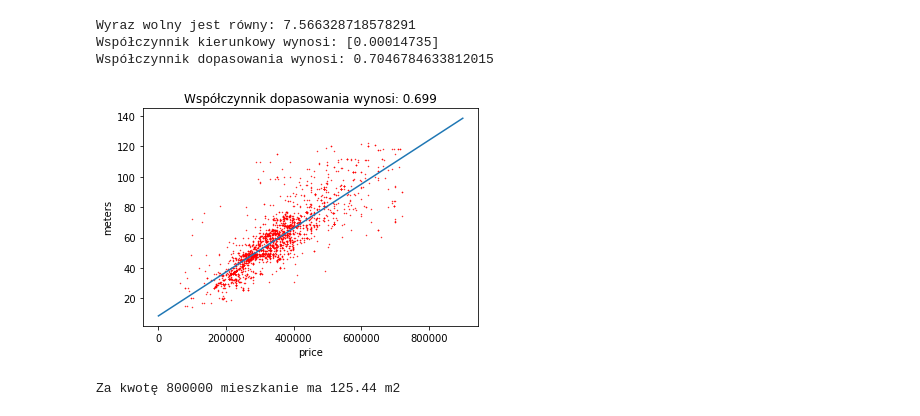
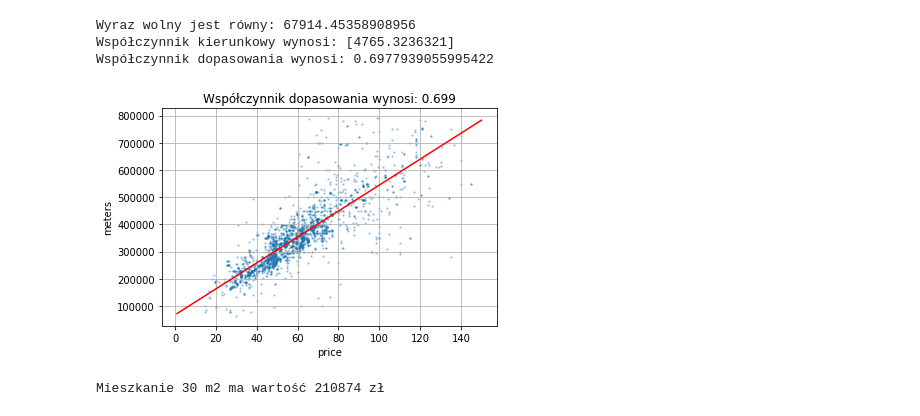
Before and after one commit to robertdigital/apartments_for_sale-analysis, a Jupyter notebook: linear_regression_test.ipynb, the cells around one changed output. Drawn from its saved outputs; the diff is of its cells as text; code cells hidden in the pictures.

Commit message:
New plot model

```diff
--- a/linear_regression_test.ipynb
+++ b/linear_regression_test.ipynb
@@ -18,8 +18,8 @@ df = df[df["price"] < q]
 # %%
 df.rooms = df.rooms.astype(int)
 # %%
-x_axis = np.array([df.price]).reshape(-1, 1)
-y_axis = np.array(df.meters.tolist())
+x_axis = np.array([df.meters]).reshape(-1, 1)
+y_axis = np.array(df.price.tolist())
 
 
 regresja = sl.LinearRegression()
@@ -33,20 +33,21 @@ print('Wyraz wolny jest równy: %s' % np.round(regresja.intercept_, 30))
 print('Współczynnik kierunkowy wynosi: %s' % np.round(regresja.coef_, 30))
 print('Współczynnik dopasowania wynosi: %s' % np.round(regresja.score(x_axis, y_axis),30))
 # %% [output]
-Wyraz wolny jest równy: 7.566328718578291
-Współczynnik kierunkowy wynosi: [0.00014735]
-Współczynnik dopasowania wynosi: 0.7046784633812015
+Wyraz wolny jest równy: 67914.45358908956
+Współczynnik kierunkowy wynosi: [4765.3236321]
+Współczynnik dopasowania wynosi: 0.6977939055995422
 # %%
-P = np.array([0.0001447 * x + 8.360059306962654 for x in np.linspace(1, 900000, 10000)])
+P = np.array([4765.3236321 * x + 67914.45358908956 for x in np.linspace(1, 150, 100)])
 
 fig = plt.figure()
-plt.scatter(x_axis, y_axis, c='r', s=0.2)
-plt.plot(np.linspace(1, 900000, 10000), P)
+plt.scatter(x_axis, y_axis, s=1.9, alpha=0.3)
+plt.plot(np.linspace(1, 150, 100), P, c='r')
 plt.xlabel('price')
 plt.ylabel('meters')
 plt.title('Współczynnik dopasowania wynosi: 0.699')
+plt.grid(True)
+plt.show()
 fig.savefig('linear_regression.pdf')
-plt.show()
 # %% [output]
-[figure, old version]
+[figure, new version]
 # %%
@@ -54,5 +55,5 @@ X_new = [[800000]]
 # %%
 model = regresja.predict(X_new)
-print("Za kwotę {} mieszkanie ma {} m2".format(X_new[0][0], round(model[0], 2)))
+print("Mieszkanie {} m2 ma wartość {} zł".format(X_new[0][0], int(round(model[0]))))
 # %% [output]
-Za kwotę 800000 mieszkanie ma 125.44 m2
+Mieszkanie 30 m2 ma wartość 210874 zł
```
Also changed, not shown: parts of 2 cells of this notebook.
